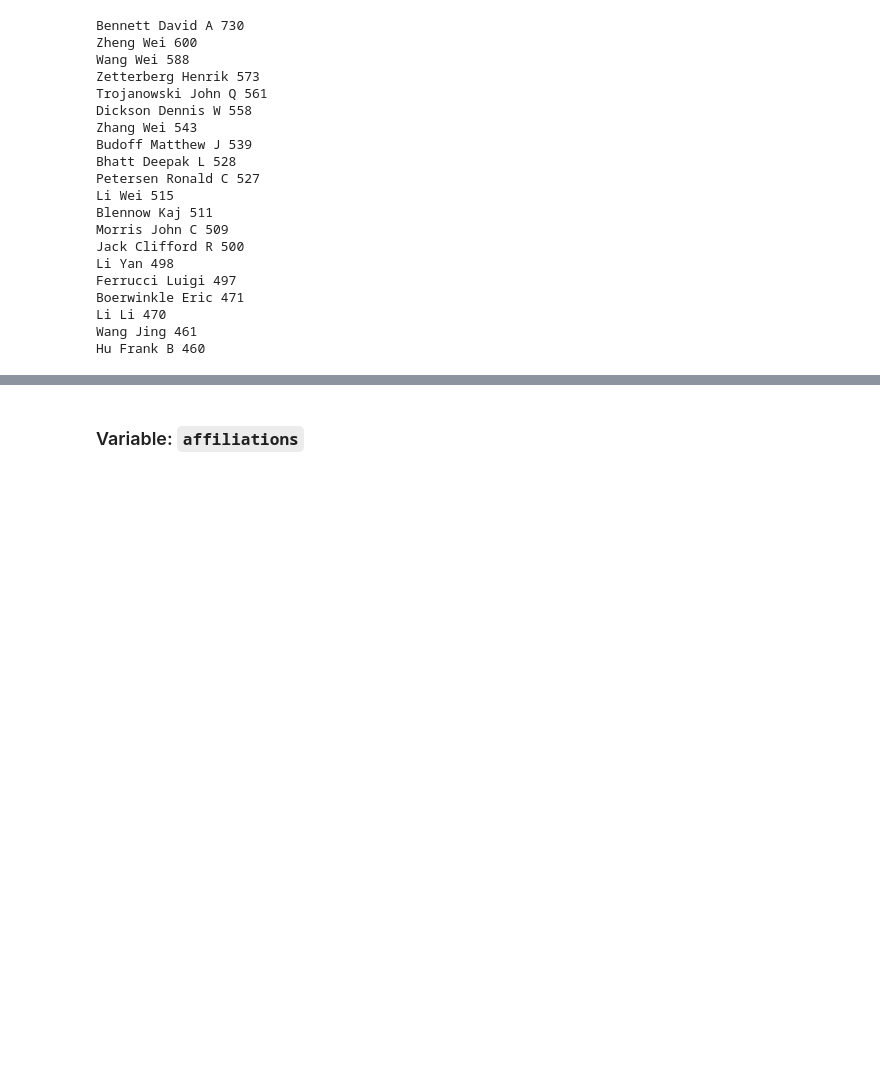
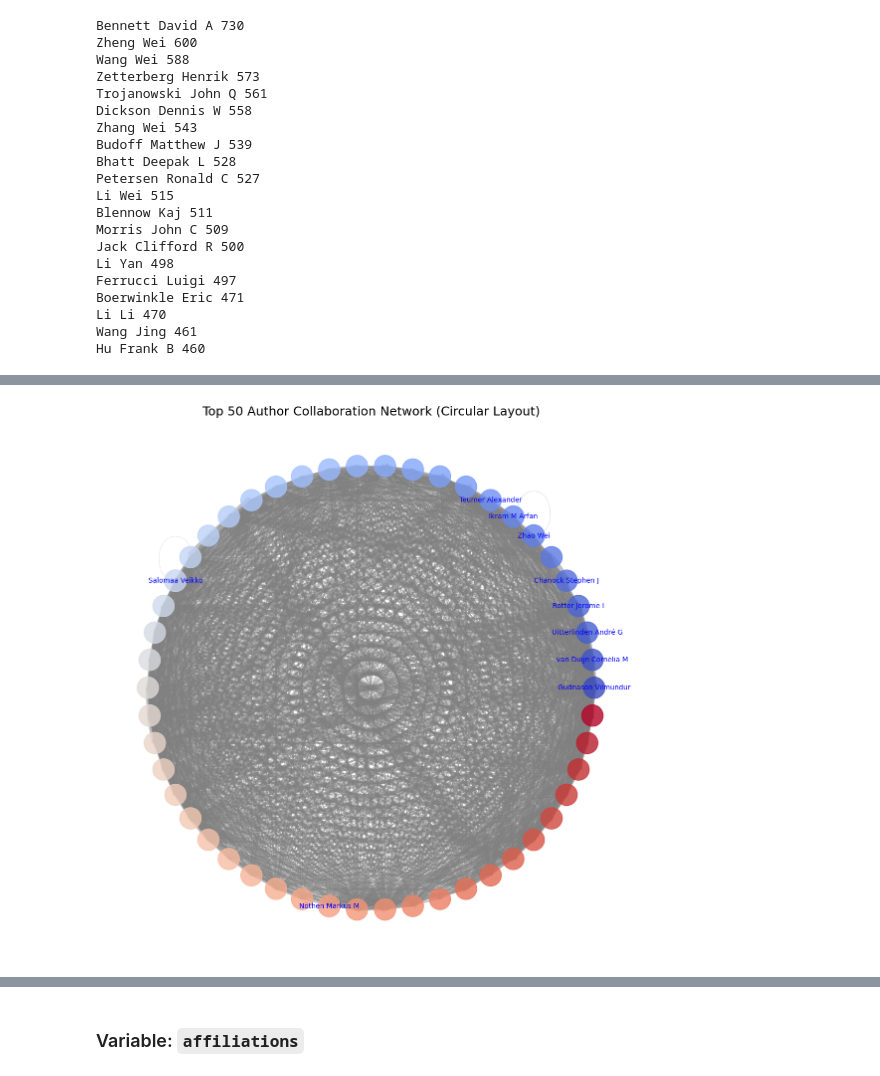
Before and after one commit to mateuszpliszka/PubMedResearch, a Jupyter notebook: 2.EDA_Tokenization.ipynb, the cells around one changed output, grey strips where cells are left out. Cells and saved outputs as stored; diff of their text form; code cells hidden in the pictures; blank space fills up the shorter version.

```diff
--- a/2.EDA_Tokenization.ipynb
+++ b/2.EDA_Tokenization.ipynb
@@ -2860,0 +2996,36 @@ Hu Frank B 460
+# %%
+# Customize node sizes and colors
+node_sizes = [subgraph.degree[node] * 20 for node in subgraph.nodes]
+node_colors = range(len(subgraph.nodes))
+
+# Draw graph with circular layout
+plt.figure(figsize=(14, 14))
+pos = nx.circular_layout(subgraph)  # Circular layout for visualization
+
+nx.draw_networkx_nodes(
+    subgraph,
+    pos,
+    node_size=node_sizes,
+    node_color=node_colors,
+    cmap=plt.cm.coolwarm,  # Color map
+    alpha=0.8
+)
+
+nx.draw_networkx_edges(
+    subgraph,
+    pos,
+    width=[w / 10 for w in edge_widths],  # Scale down edge weights
+    alpha=0.5,
+    edge_color="gray"
+)
+
+# Add labels for the top 10 authors
+nx.draw_networkx_labels(
+    subgraph, pos, labels=top_labels, font_size=10, font_color="blue"
+)
+
+plt.title("Top 50 Author Collaboration Network (Circular Layout)", fontsize=18)
+plt.axis("off")
+plt.show()
+# %% [output]
+[figure, added]
```
Also changed, not shown: parts of 28 cells of this notebook, 10 other files.
